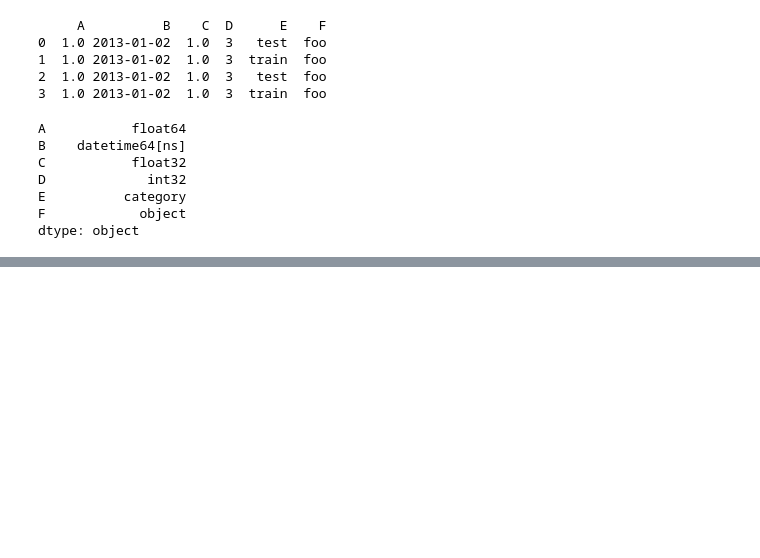
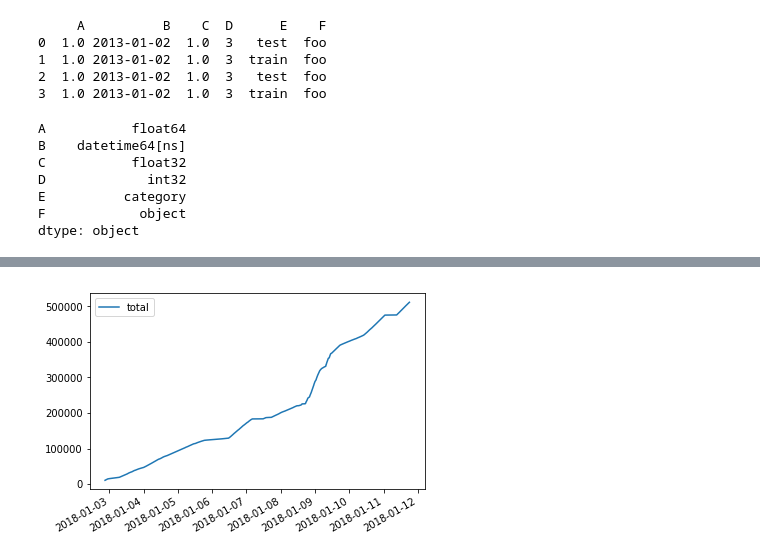
Before and after one commit to nickliqian/keep_learning, a Jupyter notebook: KnowledgeMapping/MatplotlibExp/1-code/tenMinutesToPandas.ipynb, the cells around one changed output, grey strips where cells are left out. Cells and saved outputs as stored; diff of their text form; code cells hidden in the pictures; blank space fills up the shorter version.

Commit message:
add count.csv anasys

```diff
--- a/KnowledgeMapping/MatplotlibExp/1-code/tenMinutesToPandas.ipynb
+++ b/KnowledgeMapping/MatplotlibExp/1-code/tenMinutesToPandas.ipynb
@@ -200,0 +1344,14 @@ df.sort_values(by=['B'])
+# %%
+# df.to_csv('xxx')  写入csv文件
+# pd.read_hdf('foo.h5', 'df')  从HDF5中读取
+# pd.to_excel('foo.xlsx', sheet_name=''Sheet)  写入Excel文件
+# pd.read_excel('foo.xlsx', 'Sheet1', index_col=None, na_values=['NA'])  从Excel读
+df = pd.read_csv("/home/nick/Desktop/DA/speedFile/count.csv", index_col=None, names=["total"],
+                 parse_dates=True, dtype={"total": np.int64}, encoding="utf-8")
+increment = df['total'].diff()
+# %%
+# 按照原始数据显示
+df.plot()
+plt.show()
+# %% [output]
+[figure, added]
```
Also changed, not shown: parts of 136 cells of this notebook, 3 other files.
